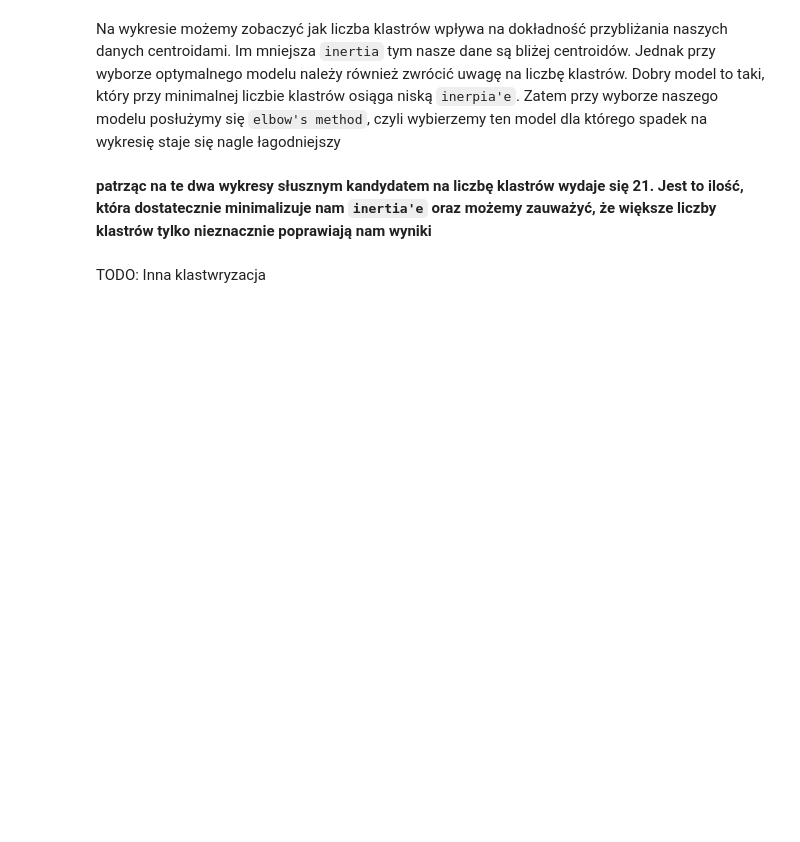
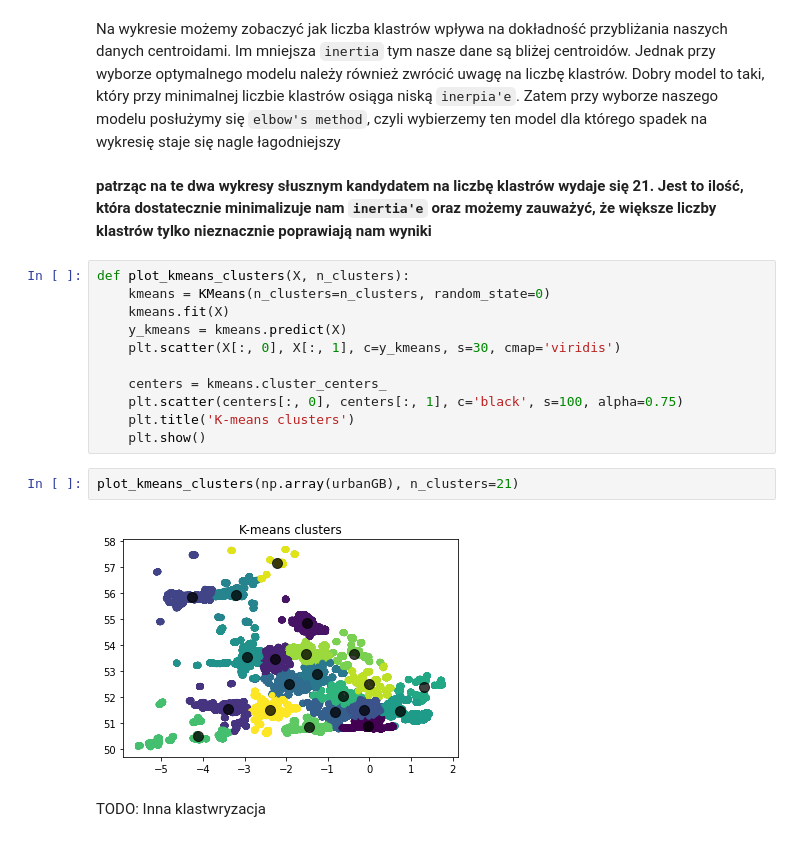
Before and after one commit to Szymon-Gut/Introduction-to-Machine-Learning, a Jupyter notebook: hw5/building.ipynb, the cells around one changed output. Saved outputs shown, nothing was run; the diff lists cells and outputs as text; blank space fills up the shorter version.

Commit message:
add k-means visualization

```diff
--- a/hw5/building.ipynb
+++ b/hw5/building.ipynb
@@ -167,5 +163,20 @@ plt.show()
 Na wykresie możemy zobaczyć jak liczba klastrów wpływa na dokładność przybliżania naszych danych centroidami. Im mniejsza `inertia` tym nasze dane są bliżej centroidów. Jednak przy wyborze optymalnego modelu należy również zwrócić uwagę na liczbę klastrów. Dobry model to taki, który przy minimalnej liczbie klastrów osiąga niską `inerpia'e`. Zatem przy wyborze naszego modelu posłużymy się `elbow's method`, czyli wybierzemy ten model dla którego spadek na wykresię staje się nagle łagodniejszy
 # %% [markdown]
 **patrząc na te dwa wykresy słusznym kandydatem na liczbę klastrów wydaje się 21. Jest to ilość, która dostatecznie minimalizuje nam `inertia'e` oraz możemy zauważyć, że większe liczby klastrów tylko nieznacznie poprawiają nam wyniki**
+# %%
+def plot_kmeans_clusters(X, n_clusters):
+    kmeans = KMeans(n_clusters=n_clusters, random_state=0)
+    kmeans.fit(X)
+    y_kmeans = kmeans.predict(X)
+    plt.scatter(X[:, 0], X[:, 1], c=y_kmeans, s=30, cmap='viridis')
+
+    centers = kmeans.cluster_centers_
+    plt.scatter(centers[:, 0], centers[:, 1], c='black', s=100, alpha=0.75)
+    plt.title('K-means clusters')
+    plt.show()
+# %%
+plot_kmeans_clusters(np.array(urbanGB), n_clusters=21)
+# %% [output]
+[figure, added]
 # %% [markdown]
 TODO: Inna klastwryzacja
```
Also changed, not shown: parts of 2 cells of this notebook.
